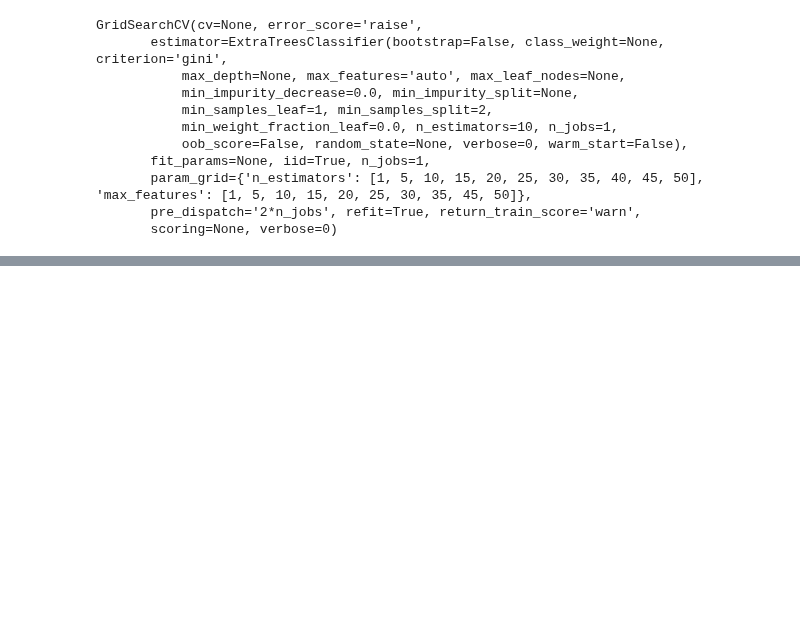
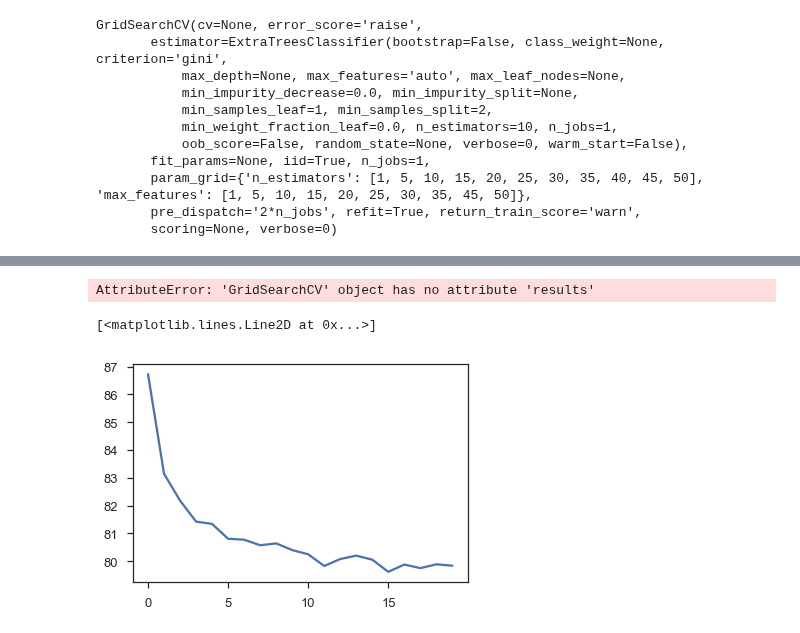
Before and after one commit to jessepisel/criticalandstrategic, a Jupyter notebook: Critical Minerals Classifier.ipynb, the cells around one changed output, grey strips where cells are left out. Cells and saved outputs as stored; diff of their text form; code cells hidden in the pictures; blank space fills up the shorter version.

```diff
--- a/Critical Minerals Classifier.ipynb
+++ b/Critical Minerals Classifier.ipynb
@@ -83,0 +90,4 @@ tuned=clf.fit(X_train, y_train.astype(int))
+# %%
+tuned.results()
+# %% [output]
+AttributeError: 'GridSearchCV' object has no attribute 'results'
@@ -83,0 +98,20 @@ tuned=clf.fit(X_train, y_train.astype(int))
+# %%
+nn=Sequential()
+nn.add(Dense(10, activation='relu', input_shape=(53,)))
+nn.add(Dropout(0.9))
+nn.add(Dense(208, activation='sigmoid'))
+nn.add(Dropout(0.8))
+nn.add(Dense(208, activation='softmax'))
+nn.add(Dropout(0.7))
+nn.add(Dense(208, activation='relu'))
+nn.add(Dropout(0.6))
+# %%
+nn.compile(optimizer='adam', loss='categorical_crossentropy', metrics=['categorical_accuracy'])
+# %%
+history=nn.fit(X_train, y_train, epochs=20, batch_size=100, validation_split=0.2, validation_data=(X_test, y_test), shuffle=True,
+              verbose=0)
+# %%
+plt.plot(history.history['loss'])
+# %% [output]
+[<matplotlib.lines.Line2D at 0x...>]
+[figure, added]
```
Also changed, not shown: parts of 9 cells of this notebook.
